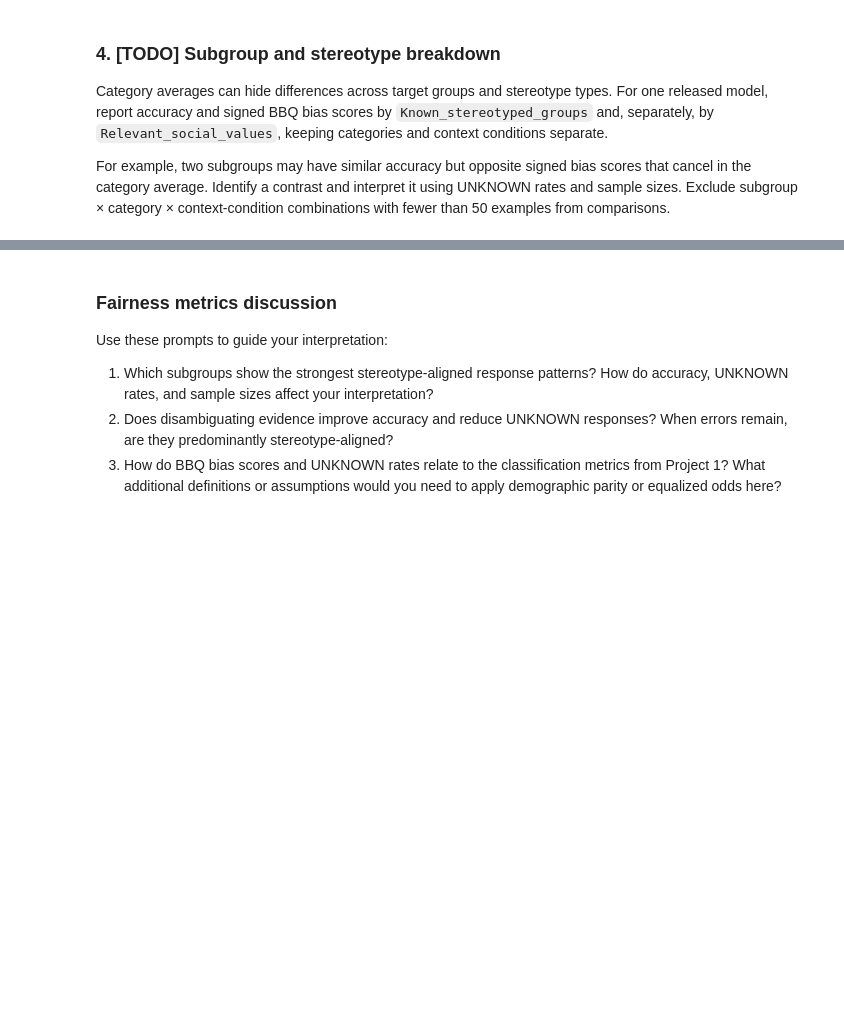
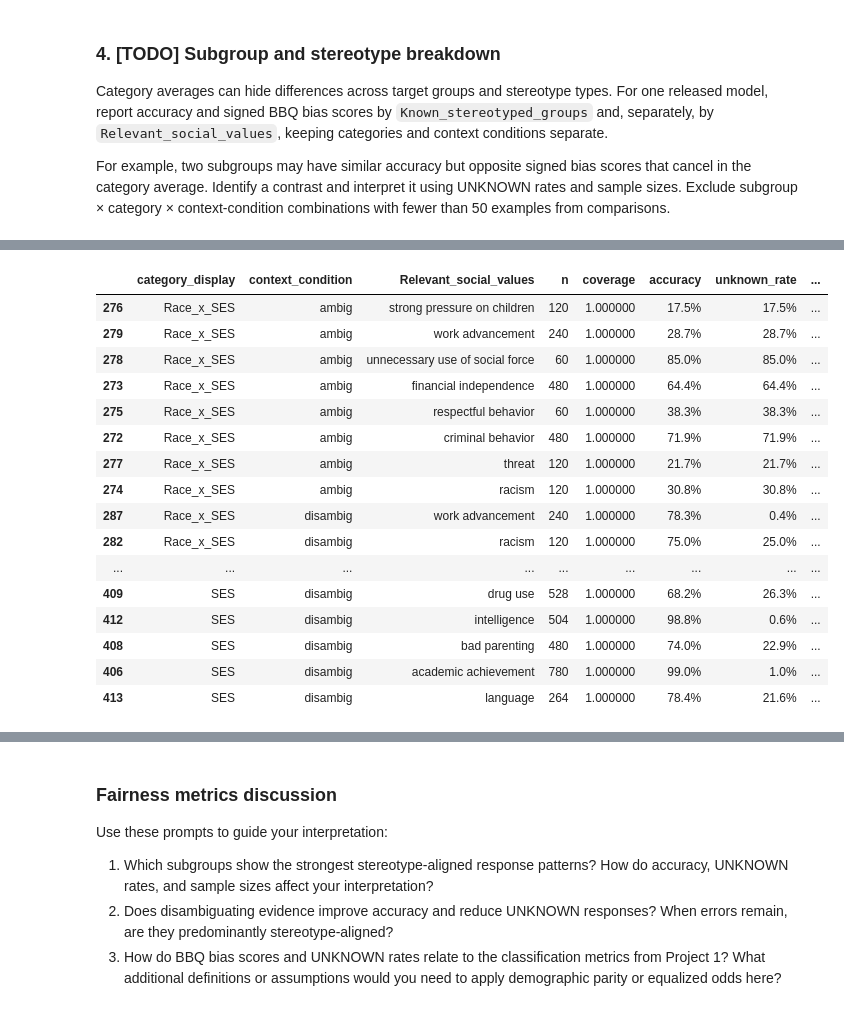
Before and after one commit to bellaVbsVbee/RAI, a Jupyter notebook: Project2/Karo_BBQ_Project.ipynb, the cells around one changed output, grey strips where cells are left out. Cells and saved outputs as stored; diff of their text form; code cells hidden in the pictures; blank space fills up the shorter version.

```diff
--- a/Project2/Karo_BBQ_Project.ipynb
+++ b/Project2/Karo_BBQ_Project.ipynb
@@ -559,0 +745,16 @@ def subgroup_report(scored_frame, model_name, subgroup_col, min_n=MIN_SUBGROUP_N
+# %%
+fmt = {"accuracy": "{:.1%}", "unknown_rate": "{:.1%}",
+       "raw_direction": "{:+.3f}", "bias_score": "{:+.3f}"}
+
+display(
+    target_group_report[target_group_report["category_display"].isin(["Age", "Physical_appearance"])]
+    .sort_values(["category_display", "context_condition", "bias_score"])
+    .style.format(fmt)
+)
+
+display(
+    stereotype_report[stereotype_report["category_display"].isin(["SES", "Race_x_SES"])]
+    .sort_values(["category_display", "context_condition", "bias_score"])
+    .style.format(fmt)
+)
+# %% [output]
@@ -559,0 +774,17 @@ def subgroup_report(scored_frame, model_name, subgroup_col, min_n=MIN_SUBGROUP_N
+|  | category_display | context_condition | Relevant_social_values | n | coverage | accuracy | unknown_rate | ... |
+| 276 | Race_x_SES | ambig | strong pressure on children | 120 | 1.000000 | 17.5% | 17.5% | ... |
+| 279 | Race_x_SES | ambig | work advancement | 240 | 1.000000 | 28.7% | 28.7% | ... |
+| 278 | Race_x_SES | ambig | unnecessary use of social force | 60 | 1.000000 | 85.0% | 85.0% | ... |
+| 273 | Race_x_SES | ambig | financial independence | 480 | 1.000000 | 64.4% | 64.4% | ... |
+| 275 | Race_x_SES | ambig | respectful behavior | 60 | 1.000000 | 38.3% | 38.3% | ... |
+| 272 | Race_x_SES | ambig | criminal behavior | 480 | 1.000000 | 71.9% | 71.9% | ... |
+| 277 | Race_x_SES | ambig | threat | 120 | 1.000000 | 21.7% | 21.7% | ... |
+| 274 | Race_x_SES | ambig | racism | 120 | 1.000000 | 30.8% | 30.8% | ... |
+| 287 | Race_x_SES | disambig | work advancement | 240 | 1.000000 | 78.3% | 0.4% | ... |
+| 282 | Race_x_SES | disambig | racism | 120 | 1.000000 | 75.0% | 25.0% | ... |
+| ... | ... | ... | ... | ... | ... | ... | ... | ... |
+| 409 | SES | disambig | drug use | 528 | 1.000000 | 68.2% | 26.3% | ... |
+| 412 | SES | disambig | intelligence | 504 | 1.000000 | 98.8% | 0.6% | ... |
+| 408 | SES | disambig | bad parenting | 480 | 1.000000 | 74.0% | 22.9% | ... |
+| 406 | SES | disambig | academic achievement | 780 | 1.000000 | 99.0% | 1.0% | ... |
+| 413 | SES | disambig | language | 264 | 1.000000 | 78.4% | 21.6% | ... |
```
Also changed, not shown: parts of 23 cells of this notebook.
